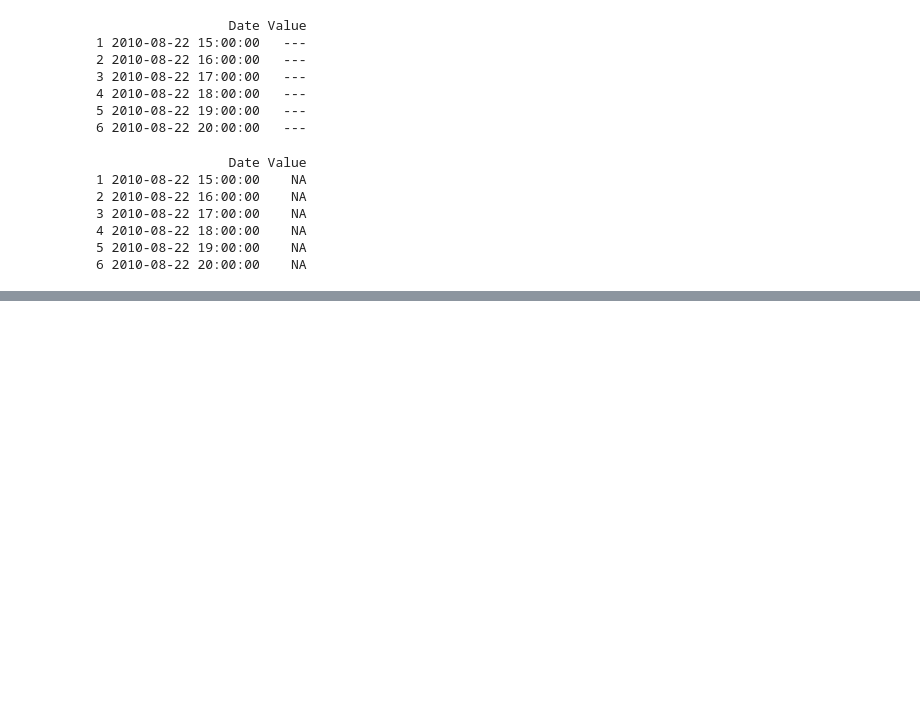
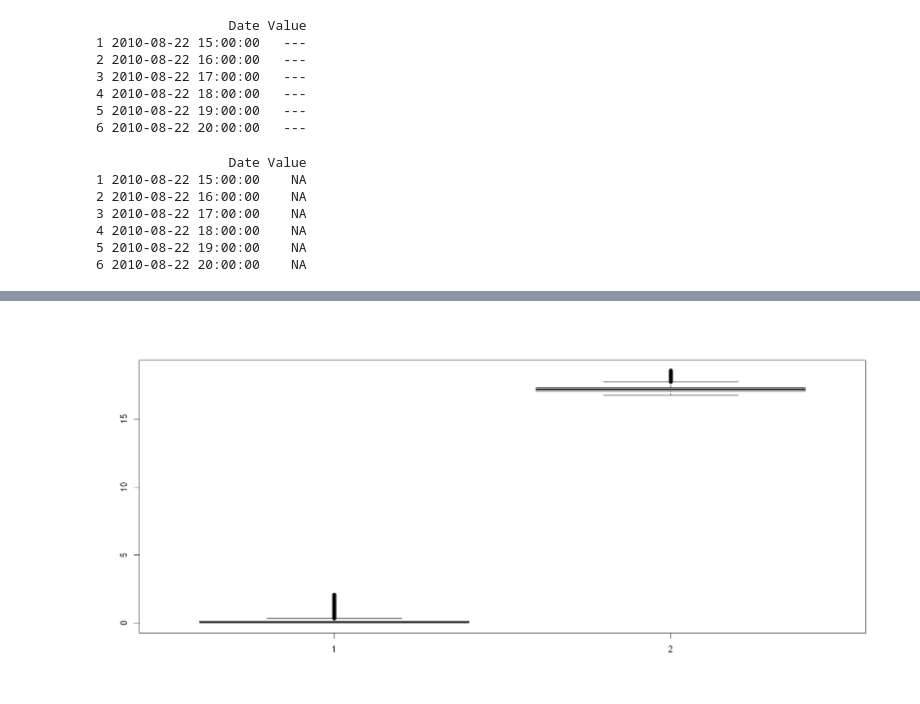
Before and after one commit to sanlocoz/EDCA, a Jupyter notebook: Data Processing.ipynb, the cells around one changed output, grey strips where cells are left out. Saved outputs shown, nothing was run; the diff lists cells and outputs as text; code cells hidden in the pictures; blank space fills up the shorter version.

```diff
--- a/Data Processing.ipynb
+++ b/Data Processing.ipynb
@@ -79,17 +91,20 @@ end_full <- max(discharge$Date[length(discharge$Date)],upstream$Date[length(upst
 #make full data
 date_sequence <- seq(from = start_full, to = end_full, by = "hour")
 full_data <- data.frame(Date = date_sequence)
-full_data <- right_join(discharge, full_data, by = "Date")
+
+full_data <- left_join(full_data, discharge, by = "Date")
 colnames(full_data)[2]="Discharge"
 
-full_data <- right_join(downstream, full_data, by = "Date")
-colnames(full_data)[2]="Downstream"
+full_data <- left_join(full_data, downstream, by = "Date")
+colnames(full_data)[3]="Downstream"
 
-full_data <- right_join(upstream, full_data, by = "Date")
-colnames(full_data)[2]="Upstream"
+full_data <- left_join(full_data, upstream, by = "Date")
+colnames(full_data)[4]="Upstream"
 
-full_data <- right_join(valve, full_data, by = "Date")
-colnames(full_data)[2]="Valve"
+full_data <- left_join(full_data, valve, by = "Date")
+colnames(full_data)[5]="Valve"
 
 print(head(full_data))
+
+summary(full_data)
 # %% [output]
@@ -158,0 +180,4 @@ ERROR: Error in as.POSIXlt.default(start): do not know how to convert 'start' to
+# %%
+boxplot(full_data$Discharge,full_data$Downstream)
+# %% [output]
+[figure, added]
```
Also changed, not shown: parts of 4 cells of this notebook.
